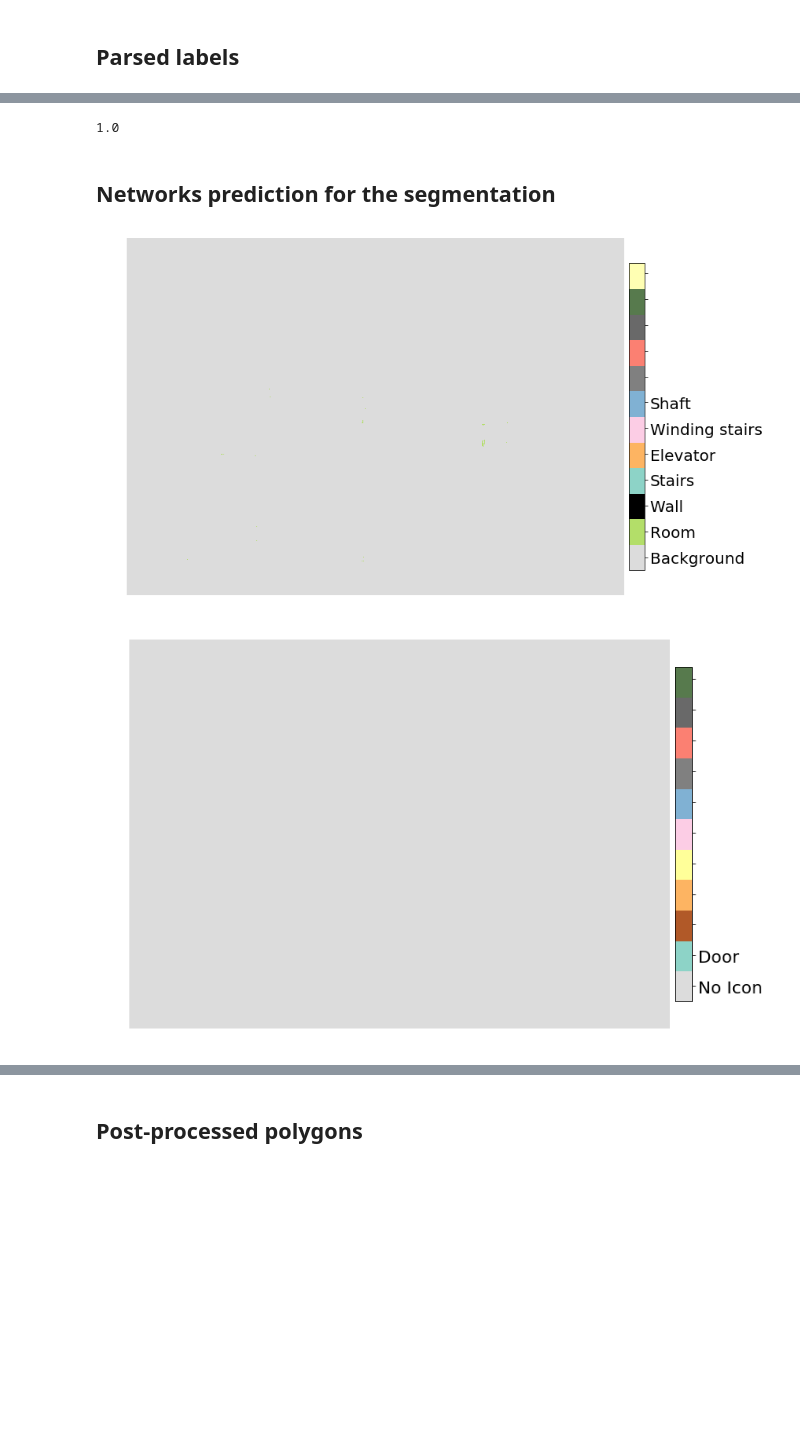
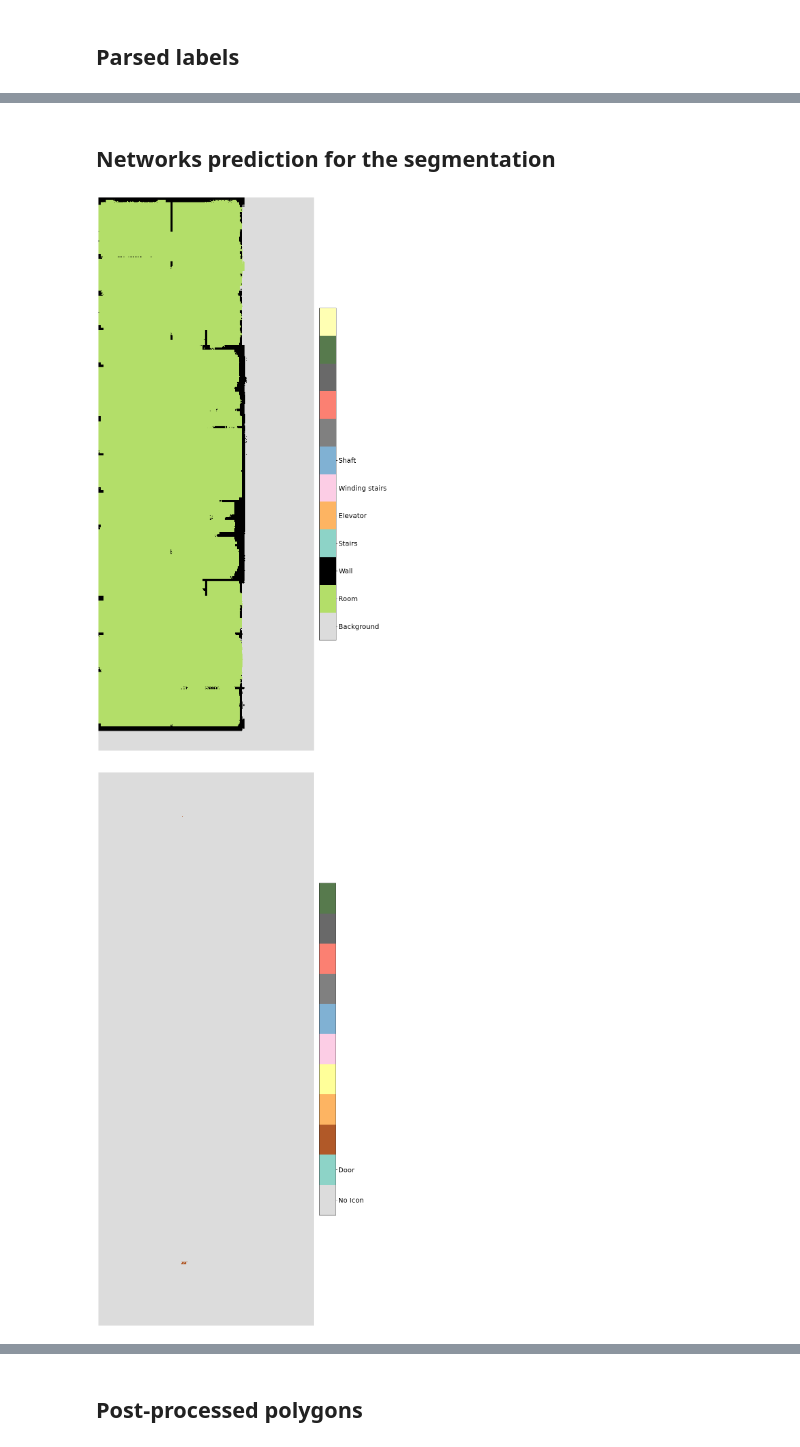
Before and after one commit to rune-mazemap/CubiCasa5k, a Jupyter notebook: samples-mm.ipynb, the cells around one changed output, grey strips where cells are left out. Saved outputs shown, nothing was run; the diff lists cells and outputs as text; code cells hidden in the pictures; blank space fills up the shorter version.

```diff
--- a/samples-mm.ipynb
+++ b/samples-mm.ipynb
@@ -24,9 +24,9 @@ rot = RotateNTurns()
 room_classes = ["Background", "Room", "Wall", "Stairs", "Elevator" ,"Winding stairs", "Shaft"]
 icon_classes = ["No Icon", "Door"]
 
-data_folder = 'data/mm_segmentation_01'
+data_folder = 'data/mm_segmentation_02'
 # data_file = 'test.txt'
-normal_set = MMDataset(data_folder, 'test', augmentations=None)
+normal_set = MMDataset(data_folder, 'train', augmentations=None)
 data_loader = DataLoader(normal_set, batch_size=1, num_workers=0)
 data_iter = iter(data_loader)
 # Setup Model
@@ -37,7 +37,7 @@ split = [21, 7, 2]
 model.conv4_ = torch.nn.Conv2d(256, n_classes, bias=True, kernel_size=1)
 model.upsample = torch.nn.ConvTranspose2d(n_classes, n_classes, kernel_size=4, stride=4)
 # checkpoint = torch.load('model_best_val_loss_var.pkl')
-checkpoint = torch.load('runs_cubi/2020-09-22-13:16:52/model_best_val_loss_var.pkl')
+checkpoint = torch.load('runs_cubi/2020-09-24-13:05:47/model_best_val_loss_var.pkl')
 model.load_state_dict(checkpoint['model_state'])
 model.eval()
 model.cuda()
@@ -73,20 +73,20 @@ plt.figure(figsize=(30, 30))
 ax = plt.subplot(1, 1, 1)
 plt.title('Rooms and walls', fontsize=20)
 ax.axis('off')
-n_rooms = 12
-rseg = ax.imshow(label_np[0], cmap='rooms', vmin=0, vmax=n_rooms-0.1)
+n_rooms = 7
+rseg = ax.imshow(label_np[0], cmap='rooms', vmin=0, vmax=12, interpolation='none')
 cbar = plt.colorbar(rseg, ticks=np.arange(n_rooms) + 0.5, fraction=0.046, pad=0.01, shrink=.3)
-cbar.ax.set_yticklabels(room_classes, fontsize=20)
+cbar.ax.set_yticklabels(room_classes[0:7], fontsize=20)
 plt.show()
 
 plt.figure(figsize=(30, 30))
 ax = plt.subplot(1, 1, 1)
 plt.title('Icons', fontsize=20)
 ax.axis('off')
-n_icons = 11
-iseg = ax.imshow(label_np[1], cmap='icons', vmin=0, vmax=n_icons-.1)
+n_icons = 2
+iseg = ax.imshow(label_np[1], cmap='icons', vmin=0, vmax=11, interpolation='none')
 cbar = plt.colorbar(iseg, ticks=np.arange(n_icons) + 0.5, fraction=0.046, pad=0.01, shrink=.3)
-cbar.ax.set_yticklabels(icon_classes, fontsize=20)
+cbar.ax.set_yticklabels(icon_classes[0:2], fontsize=20)
 plt.show()
 
 plt.figure(figsize=(30, 30))
@@ -104,7 +104,5 @@ plt.show()
 # %%
-label_np[1].max()
+label_np[0].max()
-# %% [output]
-1.0
 # %% [markdown]
 ## Networks prediction for the segmentation
 # %%
@@ -125,36 +123,36 @@ with torch.no_grad():
         pred = rot(pred, 'tensor', back)
         # We fix heatmaps
         pred = rot(pred, 'points', back)
         # We make sure the size is correct
         pred = F.interpolate(pred, size=(height, width), mode='bilinear', align_corners=True)
         # We add the prediction to output
         prediction[i] = pred[0]
 
 prediction = torch.mean(prediction, 0, True)
 rooms_label = label_np[0]
 icons_label = label_np[1]
 
 rooms_pred = F.softmax(prediction[0, 21:21+7], 0).cpu().data.numpy()
 rooms_pred = np.argmax(rooms_pred, axis=0)
 
 icons_pred = F.softmax(prediction[0, 21+7:], 0).cpu().data.numpy()
 icons_pred = np.argmax(icons_pred, axis=0)
 
-plt.figure(figsize=(12,12))
+plt.figure(figsize=(30, 30))
 ax = plt.subplot(1, 1, 1)
 ax.axis('off')
-rseg = ax.imshow(rooms_pred, cmap='rooms', vmin=0, vmax=n_rooms-0.1)
+rseg = ax.imshow(rooms_pred, cmap='rooms', vmin=0, vmax=12, interpolation='none')
 cbar = plt.colorbar(rseg, ticks=np.arange(n_rooms) + 0.5, fraction=0.046, pad=0.01, shrink=.6)
 cbar.ax.set_yticklabels(room_classes, fontsize=20)
 plt.show()
 
-plt.figure(figsize=(12,12))
+plt.figure(figsize=(30, 30))
 ax = plt.subplot(1, 1, 1)
 ax.axis('off')
-iseg = ax.imshow(icons_pred, cmap='icons', vmin=0, vmax=n_icons-0.1)
+iseg = ax.imshow(icons_pred * 2, cmap='icons', vmin=0, vmax=11, interpolation='none')
 cbar = plt.colorbar(iseg, ticks=np.arange(n_icons) + 0.5, fraction=0.046, pad=0.01, shrink=.6)
 cbar.ax.set_yticklabels(icon_classes, fontsize=20)
 plt.show()
 # %% [output]
-[figure, old version]
+[figure, new version]
-[figure, old version]
+[figure, new version]
```
Also changed, not shown: parts of 4 cells of this notebook, 1 other file.
